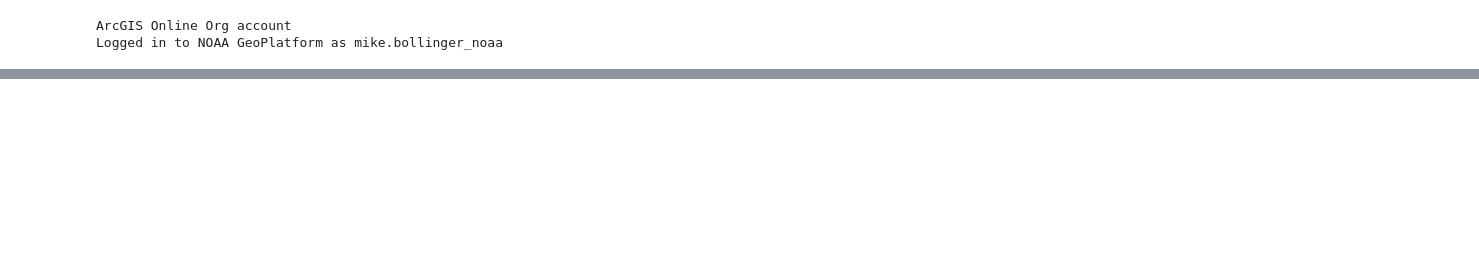
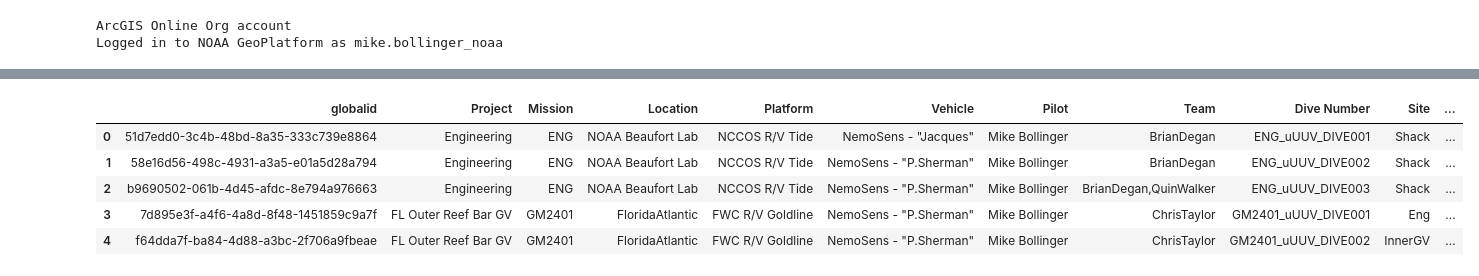
Before and after one commit to Mike-Bollinger/VehicleTools, a Jupyter notebook: Survey123toSmartsheetLogs.ipynb, the cells around one changed output, grey strips where cells are left out. Saved outputs shown, nothing was run; the diff lists cells and outputs as text; code cells hidden in the pictures; blank space fills up the shorter version.

Commit message:
Update to adapt to new survey 123 and make smartsheet update function.

```diff
--- a/Survey123toSmartsheetLogs.ipynb
+++ b/Survey123toSmartsheetLogs.ipynb
@@ -239,0 +25,10 @@ if __name__ == "__main__":
+# %%
+# Survey123 Configuration
+
+#access and save layers from AGOL
+s123_divedata = gis.content.get('ca90818eee7343f88e9ff02d0f0a9dd3').layers[1] #NCCOS UMS AUV database point layer
+
+#convert to databases
+s123_divedata_dbf = pd.DataFrame(s123_divedata.query().sdf)
+
+s123_divedata_dbf.head()
@@ -239,0 +43,5 @@ if __name__ == "__main__":
+# %%
+# Extract 'x' and 'y' values from the SHAPE column and add them to the existing DataFrame
+s123_divedata_dbf[['x', 'y']] = s123_divedata_dbf['SHAPE'].apply(lambda shape: pd.Series([shape['x'], shape['y']]) if isinstance(shape, dict) else pd.Series([None, None]))
+
+s123_divedata_dbf.head()
@@ -239,0 +56,7 @@ if __name__ == "__main__":
+# %%
+s123_divedata_dbf_sub = s123_divedata_dbf.loc[:,("globalid","Project","CruiseID","StudyRegion","VesselPlatform","Vehicle","Pilot","Crew","DeployID","SiteID","DeployDate","DeployTime","y","x","SurfaceTime","DeploymentNotes")]
+
+
+s123_divedata_dbf_sub = s123_divedata_dbf_sub.reset_index(drop=True)
+
+s123_divedata_dbf_sub.head()
@@ -239,0 +70,14 @@ if __name__ == "__main__":
+# %%
+#Rename columns to match Smartsheet
+s123_divedata_dbf_reset = s123_divedata_dbf_sub.rename(columns={"globalid":"globalid","Project": "Project", "CruiseID":"Mission","StudyRegion":"Location","VesselPlatform":"Platform","Vehicle": "Vehicle","Pilot":"Pilot","Crew":"Team","DeployDate":"Dive Date","DeployID":"Dive Number","SiteID":"Site","DeployTime":"Mission Start Time","y":"Start Latitude","x":"Start Longitude","SurfaceTime":"End Time","DeploymentNotes":"Dive Description"})
+s123_divedata_dbf_reset.reset_index(drop=True, inplace=True)
+
+
+s123_divedata_dbf_reset.head()
+# %% [output]
+|  | globalid | Project | Mission | Location | Platform | Vehicle | Pilot | Team | Dive Number | Site | ... |
+| 0 | 51d7edd0-3c4b-48bd-8a35-333c739e8864 | Engineering | ENG | NOAA Beaufort Lab | NCCOS R/V Tide | NemoSens - "Jacques" | Mike Bollinger | BrianDegan | ENG_uUUV_DIVE001 | Shack | ... |
+| 1 | 58e16d56-498c-4931-a3a5-e01a5d28a794 | Engineering | ENG | NOAA Beaufort Lab | NCCOS R/V Tide | NemoSens - "P.Sherman" | Mike Bollinger | BrianDegan | ENG_uUUV_DIVE002 | Shack | ... |
+| 2 | b9690502-061b-4d45-afdc-8e794a976663 | Engineering | ENG | NOAA Beaufort Lab | NCCOS R/V Tide | NemoSens - "P.Sherman" | Mike Bollinger | BrianDegan,QuinWalker | ENG_uUUV_DIVE003 | Shack | ... |
+| 3 | 7d895e3f-a4f6-4a8d-8f48-1451859c9a7f | FL Outer Reef Bar GV | GM2401 | FloridaAtlantic | FWC R/V Goldline | NemoSens - "P.Sherman" | Mike Bollinger | ChrisTaylor | GM2401_uUUV_DIVE001 | Eng | ... |
+| 4 | f64dda7f-ba84-4d88-a3bc-2f706a9fbeae | FL Outer Reef Bar GV | GM2401 | FloridaAtlantic | FWC R/V Goldline | NemoSens - "P.Sherman" | Mike Bollinger | ChrisTaylor | GM2401_uUUV_DIVE002 | InnerGV | ... |
```
Also changed, not shown: parts of 31 cells of this notebook.
